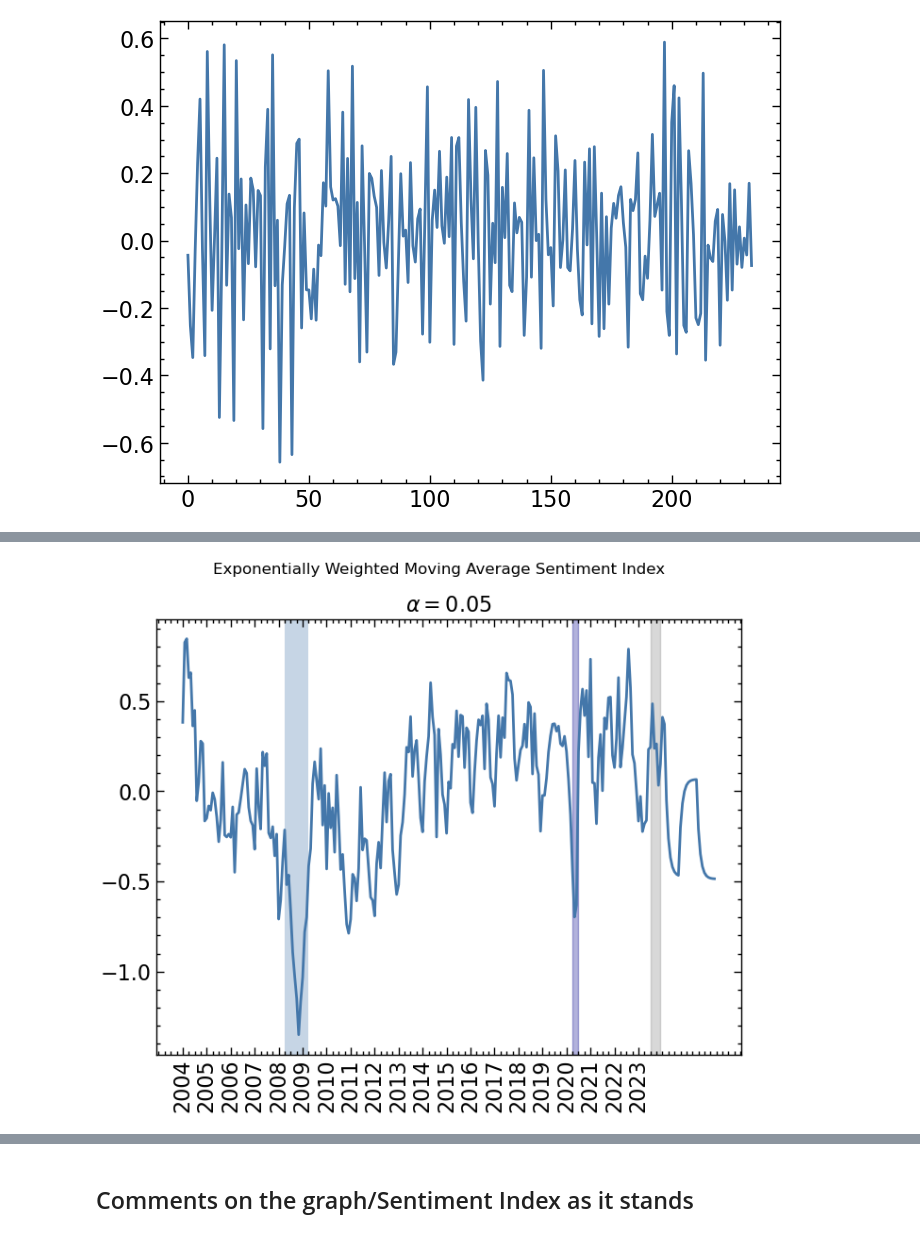
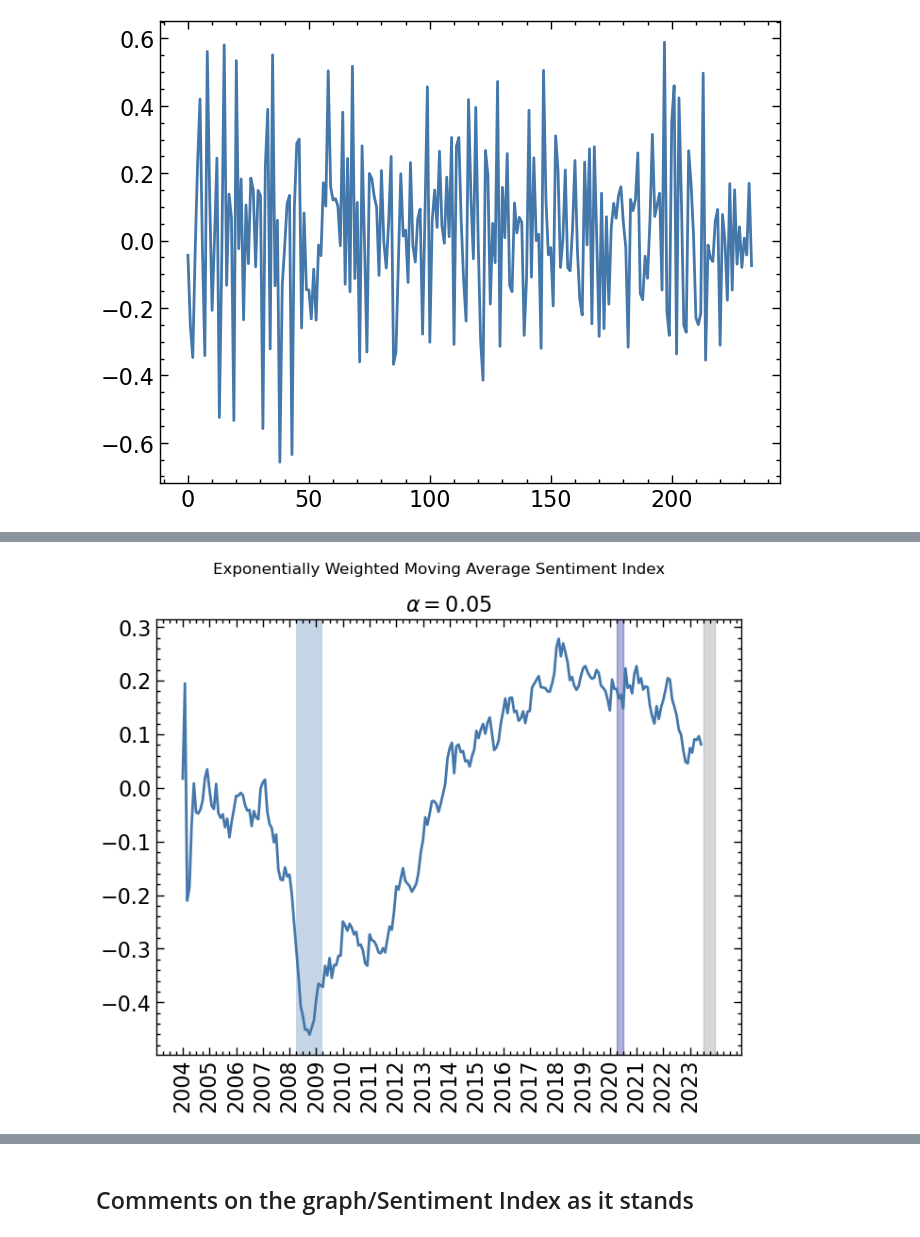
Before and after one commit to aycannon/diss, a Jupyter notebook: Compiled Indicator.ipynb, the cells around one changed output, grey strips where cells are left out. Cells and saved outputs as stored; diff of their text form; code cells hidden in the pictures.

```diff
--- a/Compiled Indicator.ipynb
+++ b/Compiled Indicator.ipynb
@@ -572,14 +614,14 @@ plt.show()
 # %%
-ema = std_SI['final'].ewm(alpha = 0.5).mean()
+ema = std_SI['final'].ewm(alpha = 0.05).mean()
 plt.plot(ema)
 plt.axvspan(51, 63, alpha = 0.3, label = 'Great Recession')
 plt.axvspan(195, 198, alpha = 0.3, label = 'COVID Recession', color = 'darkblue')
 plt.axvspan(234, 239, alpha = 0.3, label = '2023 Recession', color = 'grey')
 plt.suptitle('Exponentially Weighted Moving Average Sentiment Index')
 plt.xticks(january_indices, labels = [2004, 2005, 2006, 2007, 2008, 2009, 2010, 2011, 2012, 2013, 2014, 2015, 2016, 2017, 2018, 2019, 2020, 2021, 2022, 2023], rotation = 'vertical')
 plt.title(r'$\alpha = 0.05$')
 plt.show()
 # %% [output]
-[figure, old version]
+[figure, new version]
 # %%
 std_SI[['indicator2', 'indicator3','indicator4', 'indicator5']].describe()
```
Also changed, not shown: parts of 17 cells of this notebook.
